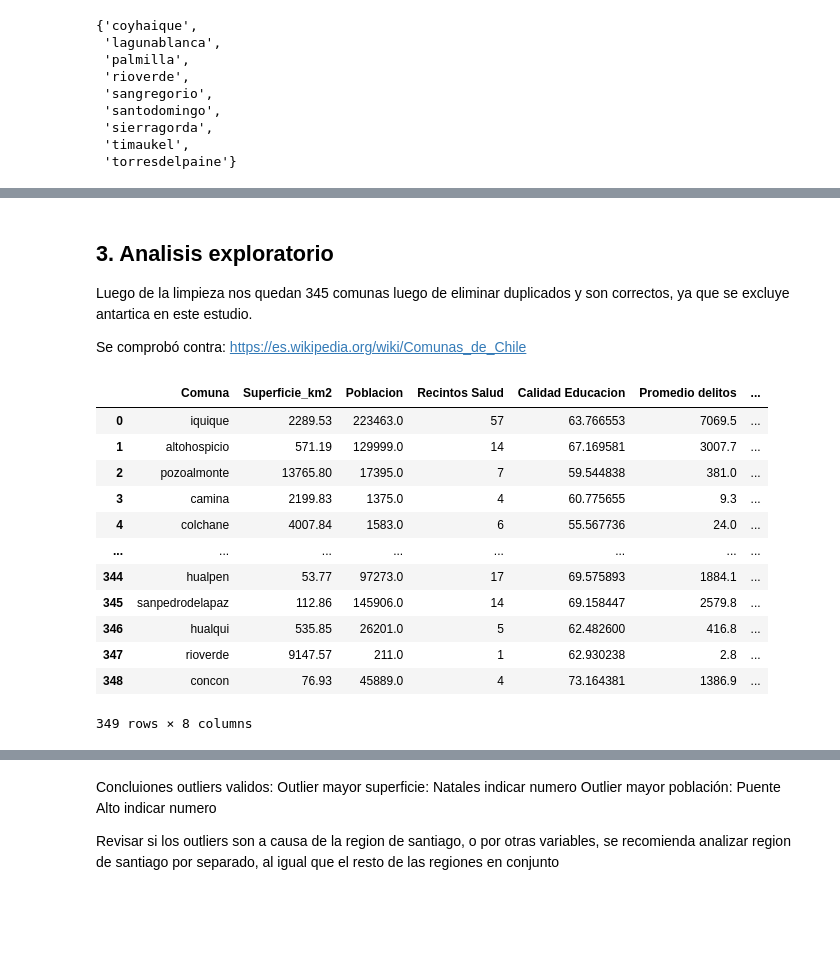
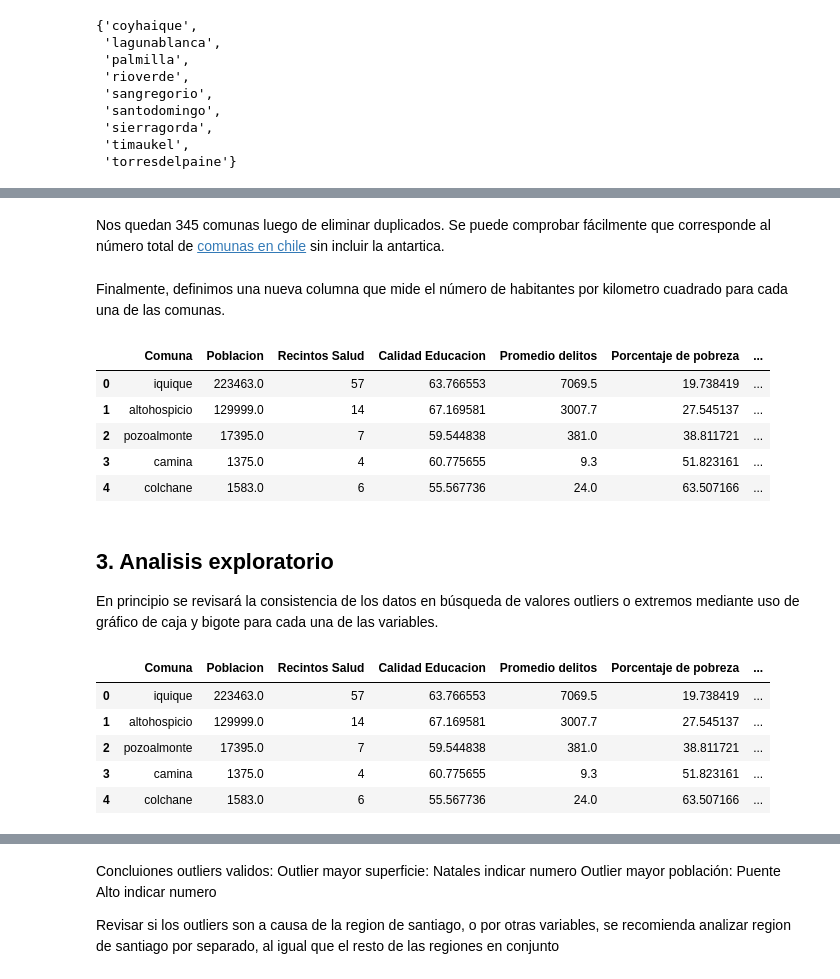
Before and after one commit to 08benja08p/Grupo-8-CDD, a Jupyter notebook: Proyecto/Proyecto_CDD.ipynb, the cells around one changed output, grey strips where cells are left out. Drawn from its saved outputs; the diff is of its cells as text; code cells hidden in the pictures; blank space fills up the shorter version.

```diff
--- a/Proyecto/Proyecto_CDD.ipynb
+++ b/Proyecto/Proyecto_CDD.ipynb
@@ -732,0 +754,3 @@ sorted(datas_natalidad_total['Comuna'].values)
+# %%
+data_resumen = data_resumen.fillna(0)
+data_resumen.info()
@@ -749,5 +789,8 @@ datas_mortalidad_total['Comuna'] = datas_mortalidad_total['Comuna'].str.replace(
  'timaukel',
  'torresdelpaine'}
 # %%
-data_resumen.corr()
+#Combinacion de datasets
+data_resumen = data_resumen.merge(datas_mortalidad_total, how = 'outer', on = 'Comuna')
+display(data_resumen.head())
+display(data_resumen.info())
 # %% [output]
@@ -817,0 +822,4 @@ sorted(data_resumen['Comuna'].values)
+# %%
+data_resumen = data_resumen.fillna(0)
+display(data_resumen.head())
+display(data_resumen.info())
@@ -818,22 +850,29 @@ sorted(data_resumen['Comuna'].values)
+# %% [markdown]
+Nos quedan 345 comunas luego de eliminar duplicados. Se puede comprobar fácilmente que corresponde al número total de [comunas en chile](https://es.wikipedia.org/wiki/Comunas_de_Chile) sin incluir la antartica.
+# %% [markdown]
+Finalmente, definimos una nueva columna que mide el número de habitantes por kilometro cuadrado para cada una de las comunas.
+# %%
+data_resumen['Personas_km2'] = data_resumen['Poblacion'] / data_resumen['Superficie_km2']
+data_resumen = data_resumen.drop(labels = 'Superficie_km2', axis = 1)
+data_resumen.head()
+# %% [output]
+|  | Comuna | Poblacion | Recintos Salud | Calidad Educacion | Promedio delitos | Porcentaje de pobreza | ... |
+| 0 | iquique | 223463.0 | 57 | 63.766553 | 7069.5 | 19.738419 | ... |
+| 1 | altohospicio | 129999.0 | 14 | 67.169581 | 3007.7 | 27.545137 | ... |
+| 2 | pozoalmonte | 17395.0 | 7 | 59.544838 | 381.0 | 38.811721 | ... |
+| 3 | camina | 1375.0 | 4 | 60.775655 | 9.3 | 51.823161 | ... |
+| 4 | colchane | 1583.0 | 6 | 55.567736 | 24.0 | 63.507166 | ... |
 # %% [markdown]
 ## 3. Analisis exploratorio
 
-Luego de la limpieza nos quedan 345 comunas luego de eliminar duplicados y son correctos, ya que se excluye antartica en este estudio.
-
-Se comprobó contra: https://es.wikipedia.org/wiki/Comunas_de_Chile
+En principio se revisará la consistencia de los datos en búsqueda de valores outliers o extremos mediante uso de gráfico de caja y bigote para cada una de las variables.
 # %%
-data_resumen
+display(data_resumen.head())
+display(data_resumen.describe())
 # %% [output]
-|  | Comuna | Superficie_km2 | Poblacion | Recintos Salud | Calidad Educacion | Promedio delitos | ... |
-| 0 | iquique | 2289.53 | 223463.0 | 57 | 63.766553 | 7069.5 | ... |
-| 1 | altohospicio | 571.19 | 129999.0 | 14 | 67.169581 | 3007.7 | ... |
-| 2 | pozoalmonte | 13765.80 | 17395.0 | 7 | 59.544838 | 381.0 | ... |
-| 3 | camina | 2199.83 | 1375.0 | 4 | 60.775655 | 9.3 | ... |
-| 4 | colchane | 4007.84 | 1583.0 | 6 | 55.567736 | 24.0 | ... |
-| ... | ... | ... | ... | ... | ... | ... | ... |
-| 344 | hualpen | 53.77 | 97273.0 | 17 | 69.575893 | 1884.1 | ... |
-| 345 | sanpedrodelapaz | 112.86 | 145906.0 | 14 | 69.158447 | 2579.8 | ... |
-| 346 | hualqui | 535.85 | 26201.0 | 5 | 62.482600 | 416.8 | ... |
-| 347 | rioverde | 9147.57 | 211.0 | 1 | 62.930238 | 2.8 | ... |
-| 348 | concon | 76.93 | 45889.0 | 4 | 73.164381 | 1386.9 | ... |
+|  | Comuna | Poblacion | Recintos Salud | Calidad Educacion | Promedio delitos | Porcentaje de pobreza | ... |
+| 0 | iquique | 223463.0 | 57 | 63.766553 | 7069.5 | 19.738419 | ... |
+| 1 | altohospicio | 129999.0 | 14 | 67.169581 | 3007.7 | 27.545137 | ... |
+| 2 | pozoalmonte | 17395.0 | 7 | 59.544838 | 381.0 | 38.811721 | ... |
+| 3 | camina | 1375.0 | 4 | 60.775655 | 9.3 | 51.823161 | ... |
+| 4 | colchane | 1583.0 | 6 | 55.567736 | 24.0 | 63.507166 | ... |
-349 rows × 8 columns
```
Also changed, not shown: parts of 60 cells of this notebook.
